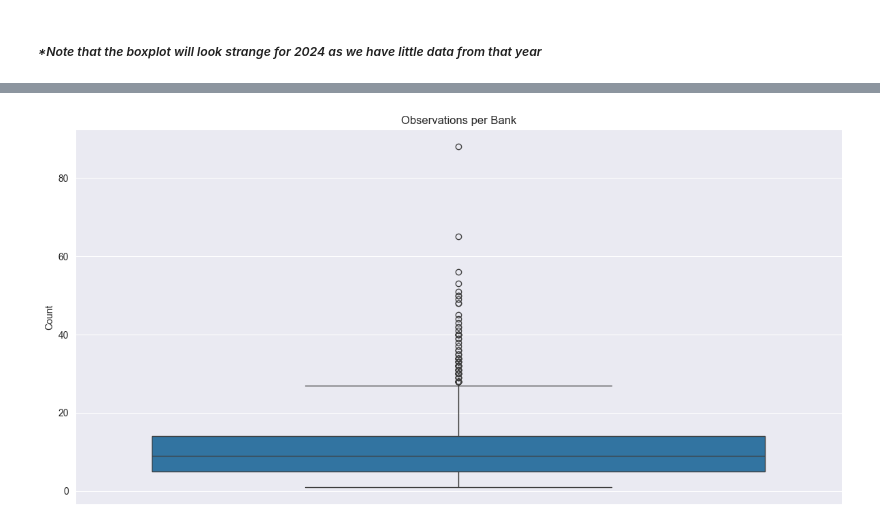
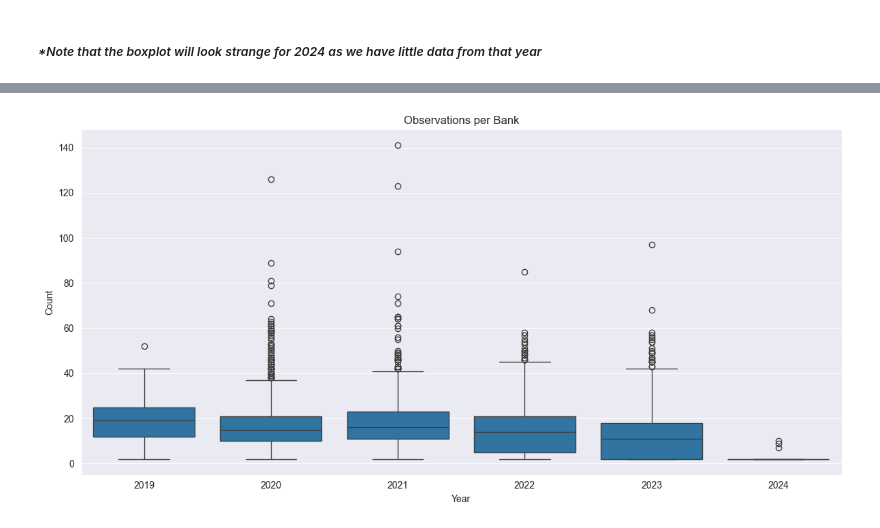
Before and after one commit to nashlaturciosss/fed-data, a Jupyter notebook: data_figures.ipynb, the cells around one changed output, grey strips where cells are left out. Cells and saved outputs as stored; diff of their text form; code cells hidden in the pictures.

```diff
--- a/data_figures.ipynb
+++ b/data_figures.ipynb
@@ -81,5 +137,2 @@ Max Percentage of Voting Shares in Bank Holding Company: 100.00%
-# %%
-# Create groups for each bank_name that shares the same year
-grouped = df.groupby(['Bank Name', 'Year'])
 # %%
 # Add up all the percentages for each grouped item
@@ -160,13 +230,13 @@ average_entries['Bank_Year'] = average_entries['Bank Name'] + ' - ' + average_en
 # %%
 # Create a boxplot for the count variable
 plt.figure(figsize=(12, 6))
-sns.boxplot(y=average_entries['Count'])
+sns.boxplot(y=average_entries['Count'], x=average_entries['Year'])
 plt.title("Observations per Bank")
 plt.ylabel("Count")
 plt.tight_layout()
 plt.show()
 # %% [output]
-[figure, old version]
+[figure, new version]
 # %%
 # For each bank, find the percentage of voting shares held by the ceo ('CEO', 'executive director', chief, executive officer', 'president')
 ceo_titles = [
```
Also changed, not shown: parts of 19 cells of this notebook.
